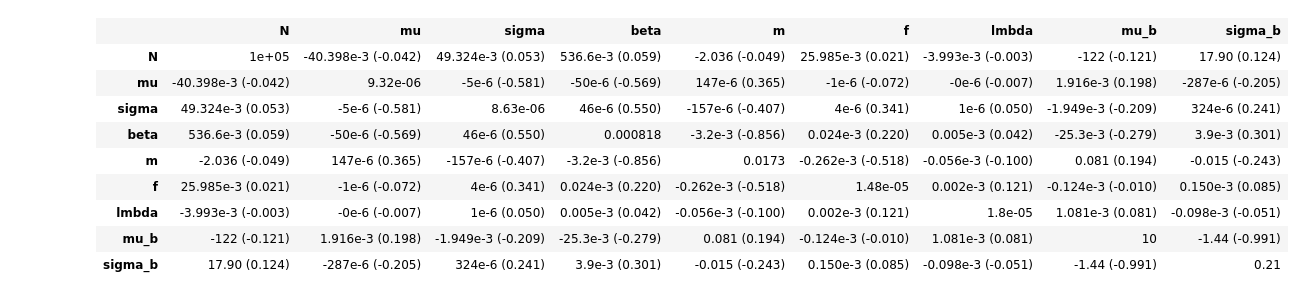
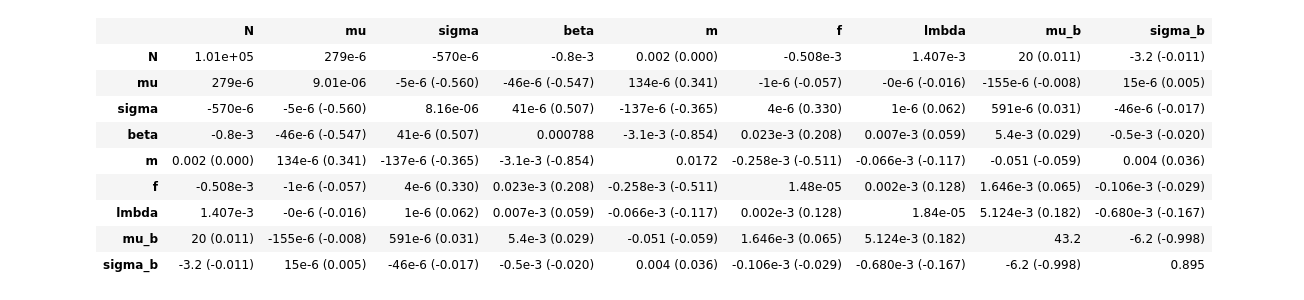
Before and after one commit to elizabethsztan/DIS_S1, a Jupyter notebook: s1_coursework.ipynb, the cells around one changed output. Drawn from its saved outputs; the diff is of its cells as text; code cells hidden in the pictures.

Commit message:
Save down starting params for all fits

```diff
--- a/s1_coursework.ipynb
+++ b/s1_coursework.ipynb
@@ -241,44 +289,49 @@ def model_density(data, N, mu, sigma, beta, m, f, lmbda, mu_b, sigma_b):
+# %%
+#these params do not go out of bounds
+
+N_noisy = float(noisy_params['N_noisy'][0])
+mu_noisy = float(noisy_params['mu_noisy'][0])
+sigma_noisy = float(noisy_params['sigma_noisy'][0])
+beta_noisy = float(noisy_params['beta_noisy'][0])
+m_noisy = float(noisy_params['m_noisy'][0])
+f_noisy = float(noisy_params['f_noisy'][0])
+lmbda_noisy = float(noisy_params['lmbda_noisy'][0])
+mu_b_noisy = float(noisy_params['mu_b_noisy'][0])
+sigma_b_noisy = float(noisy_params['sigma_b_noisy'][0])
 # %%
 #make the cost function which is the negative log likelihood
-nll = ExtendedUnbinnedNLL((X,Y), model_density)
+def EML_fit():
+    nll = ExtendedUnbinnedNLL((X,Y), model_density)
 
-np.random.seed(42)
+    np.random.seed(42)
 
-#Define the true parameters plus a bit of noise as starting values
-N_ = N_true + np.random.normal(0, 1) * N_true
-mu_ = mu_true + np.random.normal(0, 1) * mu_true
-sigma_ = sigma_true + np.random.normal(0, 1) * sigma_true
-beta_ = beta_true + np.random.normal(0, 1) * beta_true
-m_ = m_true + np.random.normal(0, 1) * m_true
-f_ = f_true + np.random.normal(0, 1) * f_true
-lmbda_ = lmbda_true + np.random.normal(0, 1) * lmbda_true
-mu_b_ = mu_b_true + np.random.normal(0, 1) * mu_true
-sigma_b_ = sigma_b_true + np.random.normal(0, 1) * sigma_true
+    #Input starting values
+    mi = Minuit(nll,
+                N=N_noisy,
+                mu=mu_noisy,
+                sigma=sigma_noisy,
+                beta=beta_noisy,
+                m=m_noisy,
+                f=f_noisy,
+                lmbda=lmbda_noisy,
+                mu_b=mu_b_noisy,
+                sigma_b=sigma_b_noisy)
 
-#Input starting values
-mi = Minuit(nll,
-            N=N_,
-            mu=mu_,
-            sigma=sigma_,
-            beta=beta_,
-            m=m_,
-            f=f_,
-            lmbda=lmbda_,
-            mu_b=mu_b_,
-            sigma_b=sigma_b_)
+    #input limits
+    mi.limits["N"] = (0, None)
+    # mi.limits["mu"] = (0, None)
+    # mi.limits["sigma"] = (0, None)
+    mi.limits["beta"] = (0, None)
+    mi.limits["m"] = (1, None)
+    # mi.limits["lmbda"] = (0, None)
+    # mi.limits["mu_b"] = (-5, 5)
+    # mi.limits["sigma_b"] = (0, None)
+    # mi.limits["f"] = (0, 1)
 
-#input limits
-mi.limits["N"] = (0, None)
-# mi.limits["mu"] = (0, None)
-# mi.limits["sigma"] = (0, None)
-mi.limits["beta"] = (0, None)
-mi.limits["m"] = (1, None)
-# mi.limits["lmbda"] = (0, None)
-# mi.limits["mu_b"] = (-5, 5)
-# mi.limits["sigma_b"] = (0, None)
-# mi.limits["f"] = (0, 1)
+    mi.migrad()
+    mi.hesse()
 
-mi.migrad()
-mi.hesse()
+    return mi
+EML_fit()
 # %% [output]
 | Migrad |  |
@@ -300,10 +353,10 @@ mi.hesse()
 |  | N | mu | sigma | beta | m | f | lmbda | mu_b | sigma_b |
-| N | 1e+05 | -40.398e-3 (-0.042) | 49.324e-3 (0.053) | 536.6e-3 (0.059) | -2.036 (-0.049) | 25.985e-3 (0.021) | -3.993e-3 (-0.003) | -122 (-0.121) | 17.90 (0.124) |
-| mu | -40.398e-3 (-0.042) | 9.32e-06 | -5e-6 (-0.581) | -50e-6 (-0.569) | 147e-6 (0.365) | -1e-6 (-0.072) | -0e-6 (-0.007) | 1.916e-3 (0.198) | -287e-6 (-0.205) |
-| sigma | 49.324e-3 (0.053) | -5e-6 (-0.581) | 8.63e-06 | 46e-6 (0.550) | -157e-6 (-0.407) | 4e-6 (0.341) | 1e-6 (0.050) | -1.949e-3 (-0.209) | 324e-6 (0.241) |
-| beta | 536.6e-3 (0.059) | -50e-6 (-0.569) | 46e-6 (0.550) | 0.000818 | -3.2e-3 (-0.856) | 0.024e-3 (0.220) | 0.005e-3 (0.042) | -25.3e-3 (-0.279) | 3.9e-3 (0.301) |
-| m | -2.036 (-0.049) | 147e-6 (0.365) | -157e-6 (-0.407) | -3.2e-3 (-0.856) | 0.0173 | -0.262e-3 (-0.518) | -0.056e-3 (-0.100) | 0.081 (0.194) | -0.015 (-0.243) |
-| f | 25.985e-3 (0.021) | -1e-6 (-0.072) | 4e-6 (0.341) | 0.024e-3 (0.220) | -0.262e-3 (-0.518) | 1.48e-05 | 0.002e-3 (0.121) | -0.124e-3 (-0.010) | 0.150e-3 (0.085) |
-| lmbda | -3.993e-3 (-0.003) | -0e-6 (-0.007) | 1e-6 (0.050) | 0.005e-3 (0.042) | -0.056e-3 (-0.100) | 0.002e-3 (0.121) | 1.8e-05 | 1.081e-3 (0.081) | -0.098e-3 (-0.051) |
-| mu_b | -122 (-0.121) | 1.916e-3 (0.198) | -1.949e-3 (-0.209) | -25.3e-3 (-0.279) | 0.081 (0.194) | -0.124e-3 (-0.010) | 1.081e-3 (0.081) | 10 | -1.44 (-0.991) |
-| sigma_b | 17.90 (0.124) | -287e-6 (-0.205) | 324e-6 (0.241) | 3.9e-3 (0.301) | -0.015 (-0.243) | 0.150e-3 (0.085) | -0.098e-3 (-0.051) | -1.44 (-0.991) | 0.21 |
+| N | 1.01e+05 | 279e-6 | -570e-6 | -0.8e-3 | 0.002 (0.000) | -0.508e-3 | 1.407e-3 | 20 (0.011) | -3.2 (-0.011) |
+| mu | 279e-6 | 9.01e-06 | -5e-6 (-0.560) | -46e-6 (-0.547) | 134e-6 (0.341) | -1e-6 (-0.057) | -0e-6 (-0.016) | -155e-6 (-0.008) | 15e-6 (0.005) |
+| sigma | -570e-6 | -5e-6 (-0.560) | 8.16e-06 | 41e-6 (0.507) | -137e-6 (-0.365) | 4e-6 (0.330) | 1e-6 (0.062) | 591e-6 (0.031) | -46e-6 (-0.017) |
+| beta | -0.8e-3 | -46e-6 (-0.547) | 41e-6 (0.507) | 0.000788 | -3.1e-3 (-0.854) | 0.023e-3 (0.208) | 0.007e-3 (0.059) | 5.4e-3 (0.029) | -0.5e-3 (-0.020) |
+| m | 0.002 (0.000) | 134e-6 (0.341) | -137e-6 (-0.365) | -3.1e-3 (-0.854) | 0.0172 | -0.258e-3 (-0.511) | -0.066e-3 (-0.117) | -0.051 (-0.059) | 0.004 (0.036) |
+| f | -0.508e-3 | -1e-6 (-0.057) | 4e-6 (0.330) | 0.023e-3 (0.208) | -0.258e-3 (-0.511) | 1.48e-05 | 0.002e-3 (0.128) | 1.646e-3 (0.065) | -0.106e-3 (-0.029) |
+| lmbda | 1.407e-3 | -0e-6 (-0.016) | 1e-6 (0.062) | 0.007e-3 (0.059) | -0.066e-3 (-0.117) | 0.002e-3 (0.128) | 1.84e-05 | 5.124e-3 (0.182) | -0.680e-3 (-0.167) |
+| mu_b | 20 (0.011) | -155e-6 (-0.008) | 591e-6 (0.031) | 5.4e-3 (0.029) | -0.051 (-0.059) | 1.646e-3 (0.065) | 5.124e-3 (0.182) | 43.2 | -6.2 (-0.998) |
+| sigma_b | -3.2 (-0.011) | 15e-6 (0.005) | -46e-6 (-0.017) | -0.5e-3 (-0.020) | 0.004 (0.036) | -0.106e-3 (-0.029) | -0.680e-3 (-0.167) | -6.2 (-0.998) | 0.895 |
```
Also changed, not shown: parts of 12 cells of this notebook.
